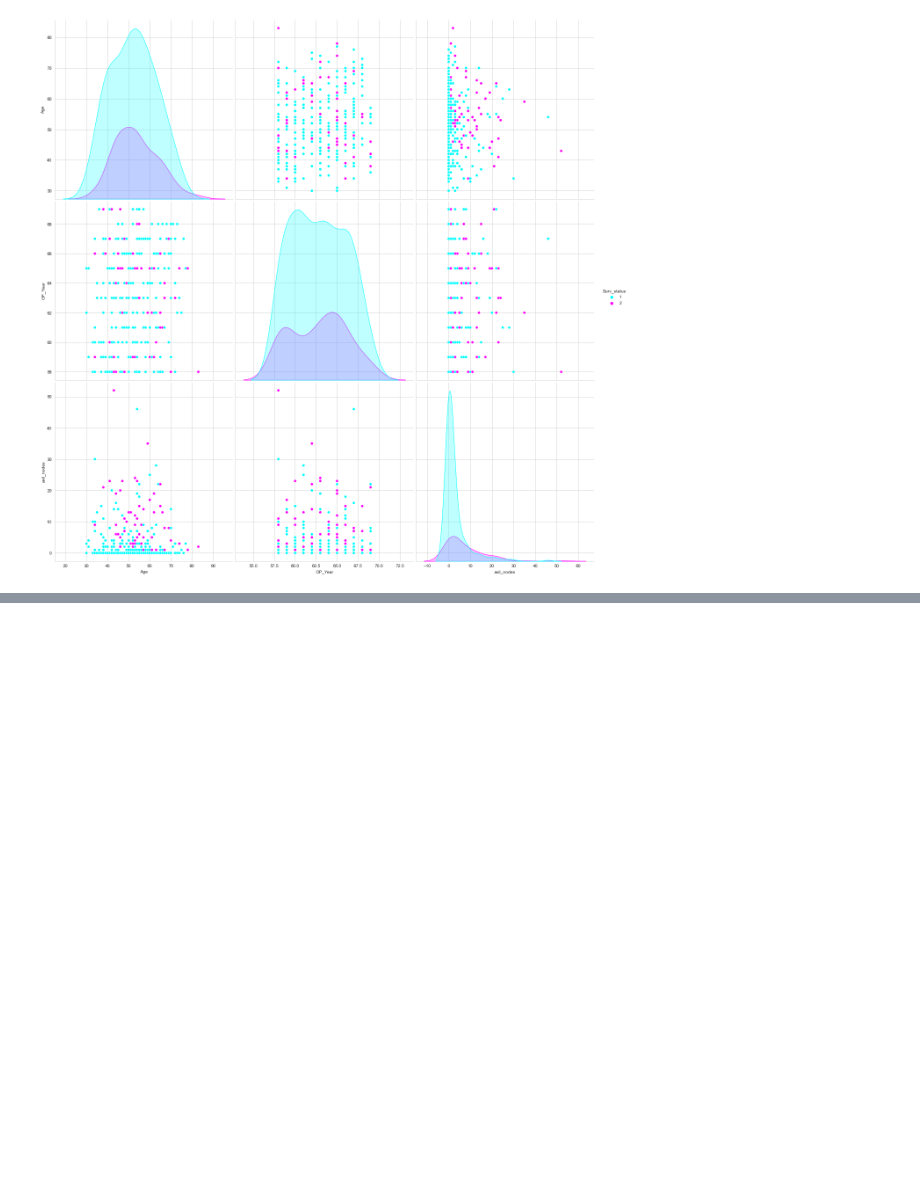
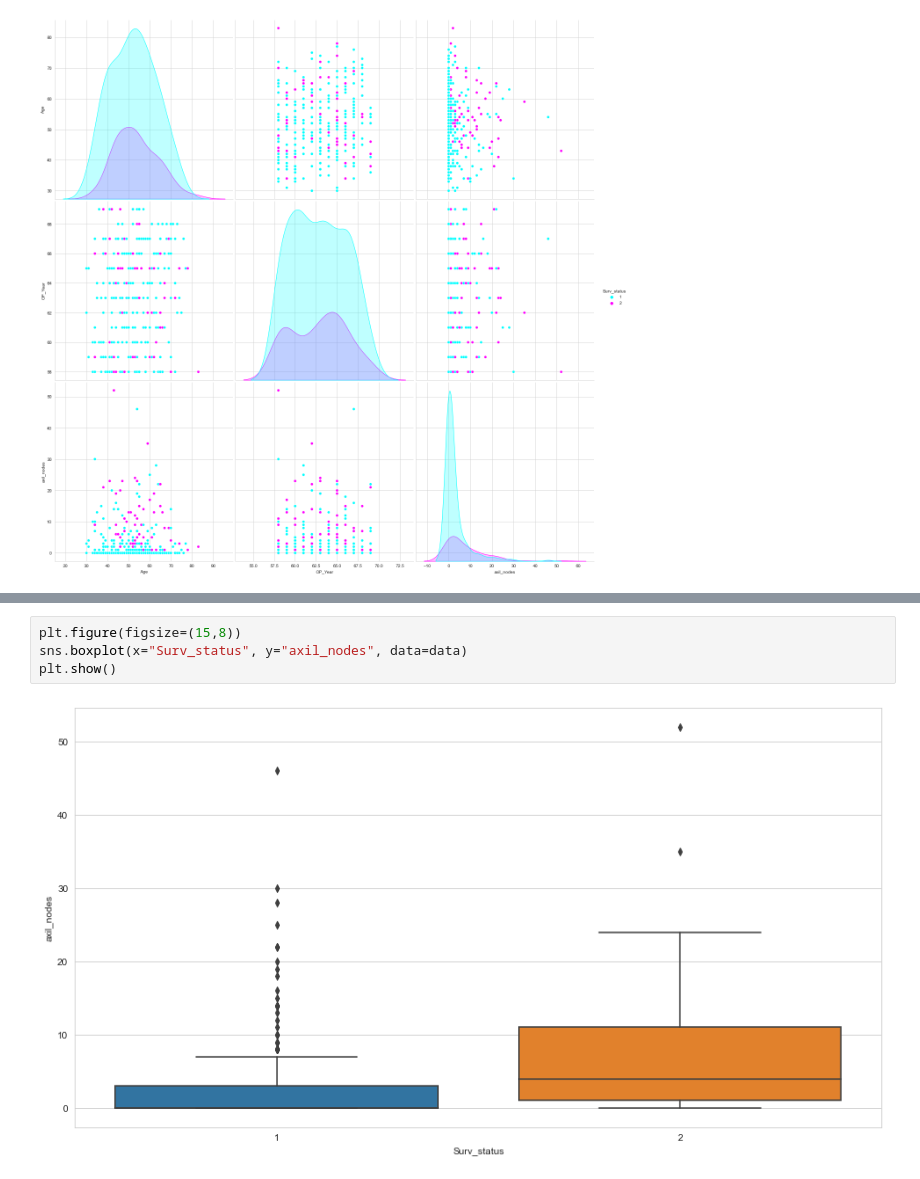
Before and after one commit to zubairfarahi/Data-Analysis, a Jupyter notebook: Haberman/haberman.ipynb, the cells around one changed output, grey strips where cells are left out. Drawn from its saved outputs; the diff is of its cells as text; blank space fills up the shorter version.

```diff
--- a/Haberman/haberman.ipynb
+++ b/Haberman/haberman.ipynb
@@ -130,0 +146,6 @@ plt.show()
+# %%
+plt.figure(figsize=(15,8))
+sns.boxplot(x="Surv_status", y="axil_nodes", data=data)
+plt.show()
+# %% [output]
+[figure, added]
```
Also changed, not shown: parts of 4 cells of this notebook.
